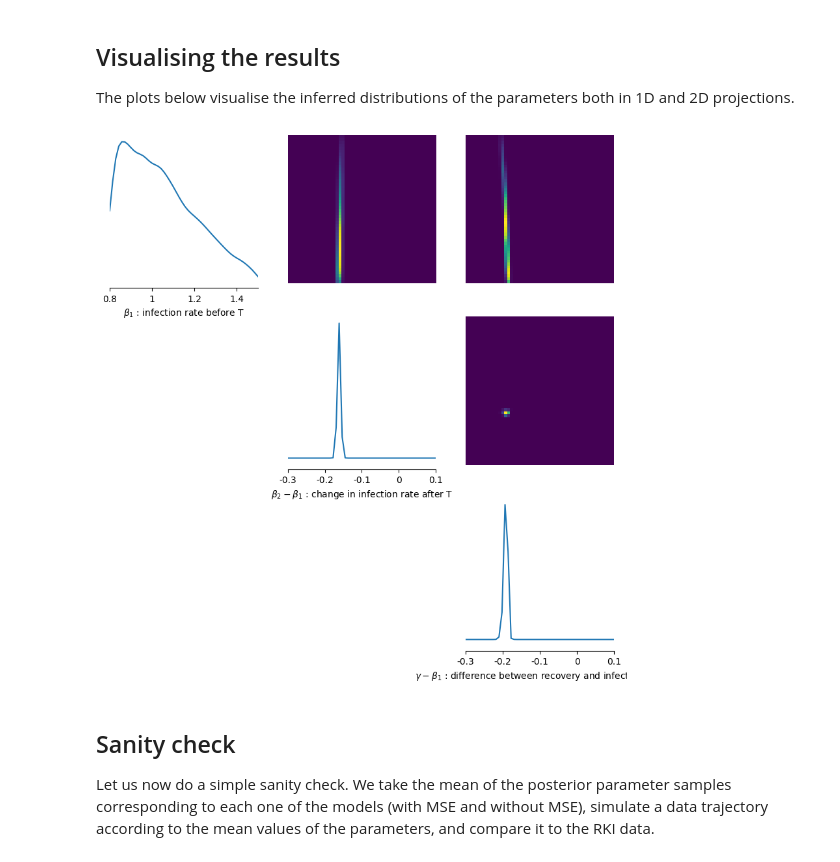
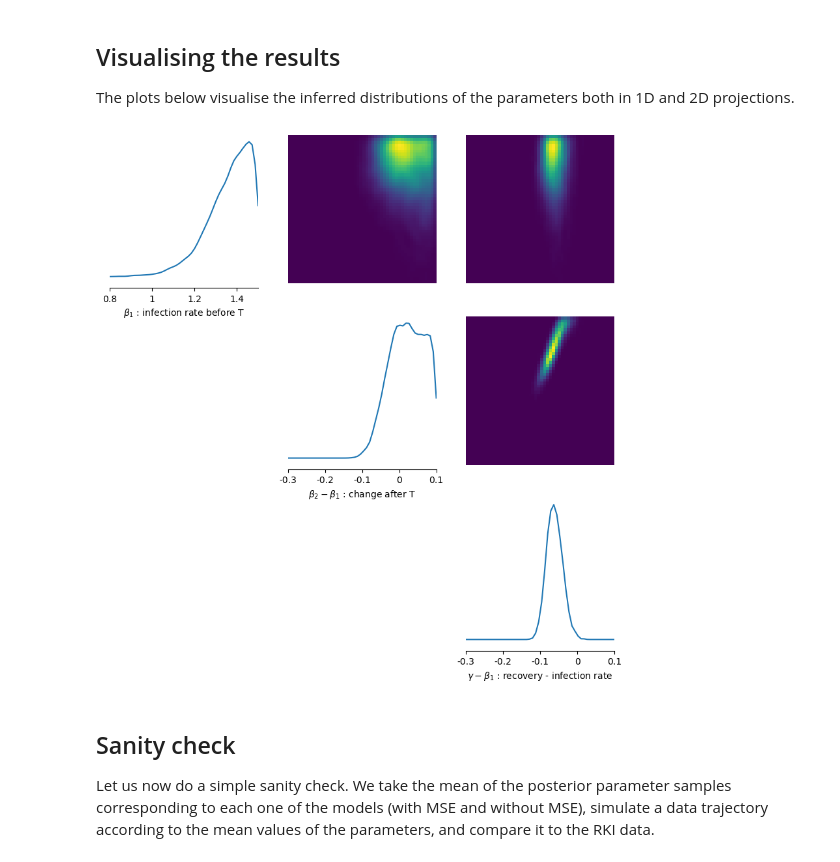
Before and after one commit to albazarova/sbi_intro, a Jupyter notebook: notebooks/3_flexible_sbi_example_SEIR.ipynb, the cells around one changed output. Saved outputs shown, nothing was run; the diff lists cells and outputs as text; code cells hidden in the pictures.

```diff
--- a/notebooks/3_flexible_sbi_example_SEIR.ipynb
+++ b/notebooks/3_flexible_sbi_example_SEIR.ipynb
@@ -273,3 +258,6 @@ Using CPU
+# %%
+device = torch.device("cuda") if torch.cuda.is_available() else "cpu"
+prior.to(device)
 # %% [markdown]
 ## Instantiating the inference object
 
@@ -302,15 +291,19 @@ inference=SNPE(prior=prior,device=device)
 
 Next, the simulations are run. In this case it is done with a helper function provided by `sbi` called `simulate_for_sbi`. This function allows to parallelize the code with `joblib` by passing the parameter `num_workers` (value `-1` indicates usage of all resources available). This will distribute the simulation over multiple cpus within one node. Later, we will talk about distributing simulations over multiple nodes. For that one would need to use a `ray` backend within `joblib`.
 # %%
-num_sims = 10000
-theta, x = simulate_for_sbi(simulator2, proposal=prior_cpu, num_simulations=num_sims,num_workers=-1)
+num_sims = 1000
+prior.to("cpu")
+theta, x = simulate_for_sbi(simulator2,
+                            proposal=prior,
+                            num_simulations=num_sims,
+                            num_workers=20)
 # %% [markdown]
 The simulated data are then passed to the inference object.  `theta` and `x` should both be a `torch.Tensor` of type `float32`. We also need to ensure `x` has the right shap for our training: `(num_sims,output_sim_dim)`.
 # %%
 x=x.reshape((num_sims,71))
 x=np.float32(x)
 x=torch.from_numpy(x)
-inference = inference.append_simulations(theta, x.to(device))
+inference = inference.append_simulations(theta.to(device), x.to(device))
 # %% [markdown]
 The density estimator is then trained
 # %%
@@ -331,7 +324,8 @@ y_o=torch.from_numpy(y_o)
 # %% [markdown]
 What sampling from the posterior actually does, along with sampling from the inferred distribution, is direct posterior sampling, i.e. making sure that the samples are within the support of the prior. If too few samples are accepted, you will get a corresponding warning as well as a suggestion to change the sampling algorithm to MCMC (test it passing the `nsf` as a density estimator)
 # %%
-samples = posterior.sample((10000,), x=y_o.to(device))
+posterior.to("cpu")
+samples = posterior.sample((10000,), x=y_o)
 # %% [markdown]
 ## Visualising the results
 
@@ -339,12 +333,14 @@ The plots below visualise the inferred distributions of the parameters both in 1
 # %%
 limits = torch.stack([lower_limits_prior,upper_limits_prior]).T
 fig, out = pairplot(samples.detach().cpu().numpy(), limits=limits,
-                    labels=[r"$\beta_1$ : infection rate before T", r"$\beta_2 - \beta_1$ : change in infection rate after T", r"$\gamma - \beta_1$ : difference between recovery and infection rate"],
+                    labels=[r"$\beta_1$ : infection rate before T",
+                            r"$\beta_2 - \beta_1$ : change after T",
+                            r"$\gamma - \beta_1$ : recovery - infection rate"],
                     fig_kwargs={'fig_size':(3,3)},
                     upper='kde',
                     diag='kde')
 # %% [output]
-[figure, old version]
+[figure, new version]
 # %% [markdown]
 ## Sanity check
 
```
Also changed, not shown: parts of 11 cells of this notebook.
